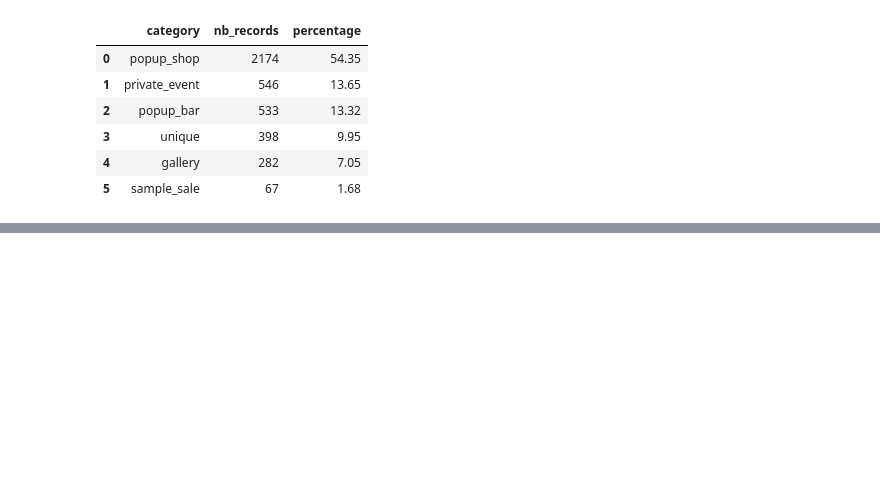
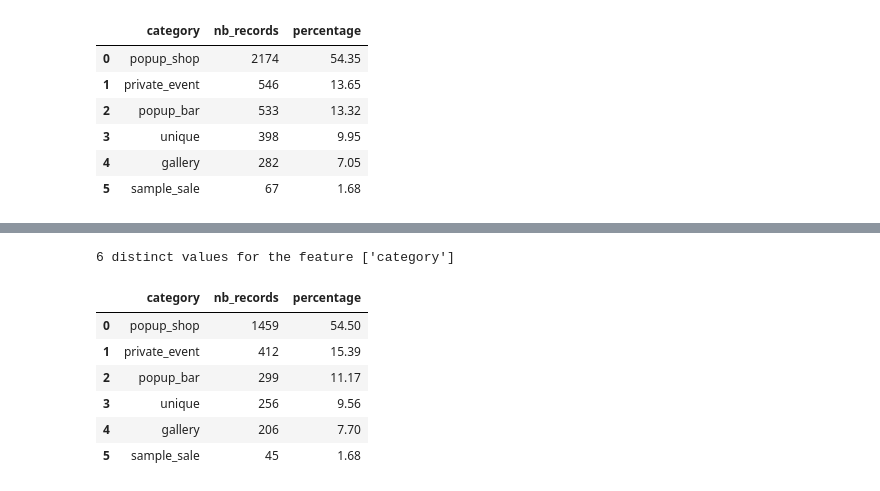
Before and after one commit to paguilmin/AppearHere_Test, a Jupyter notebook: analysis/exploration.ipynb, the cells around one changed output, grey strips where cells are left out. Drawn from its saved outputs; the diff is of its cells as text; code cells hidden in the pictures; blank space fills up the shorter version.

```diff
--- a/analysis/exploration.ipynb
+++ b/analysis/exploration.ipynb
@@ -210,0 +198,11 @@ transitions[transitions['space_id']==6735]
+# %%
+top_champ(ideas[ideas['idea_id'].isin(idea_id_known)],['category'],10)
+# %% [output]
+6 distinct values for the feature ['category']
+|  | category | nb_records | percentage |
+| 0 | popup_shop | 1459 | 54.50 |
+| 1 | private_event | 412 | 15.39 |
+| 2 | popup_bar | 299 | 11.17 |
+| 3 | unique | 256 | 9.56 |
+| 4 | gallery | 206 | 7.70 |
+| 5 | sample_sale | 45 | 1.68 |
```
Also changed, not shown: parts of 49 cells of this notebook.
